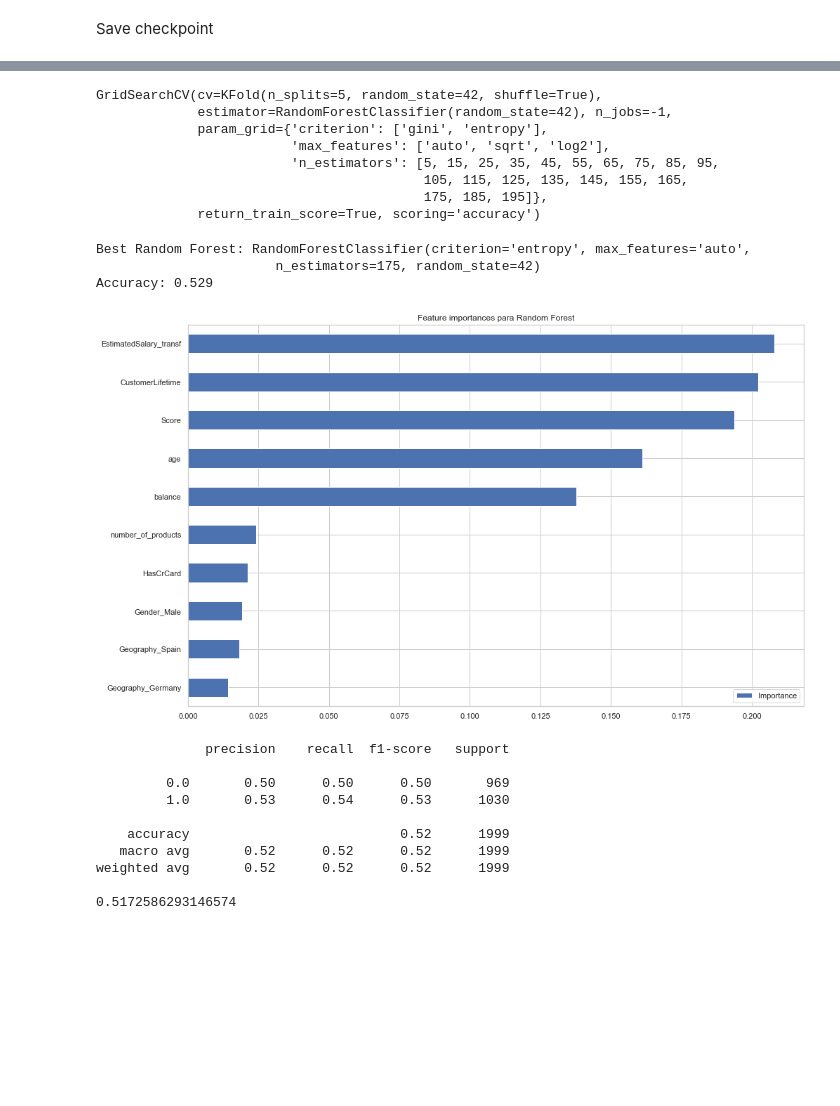
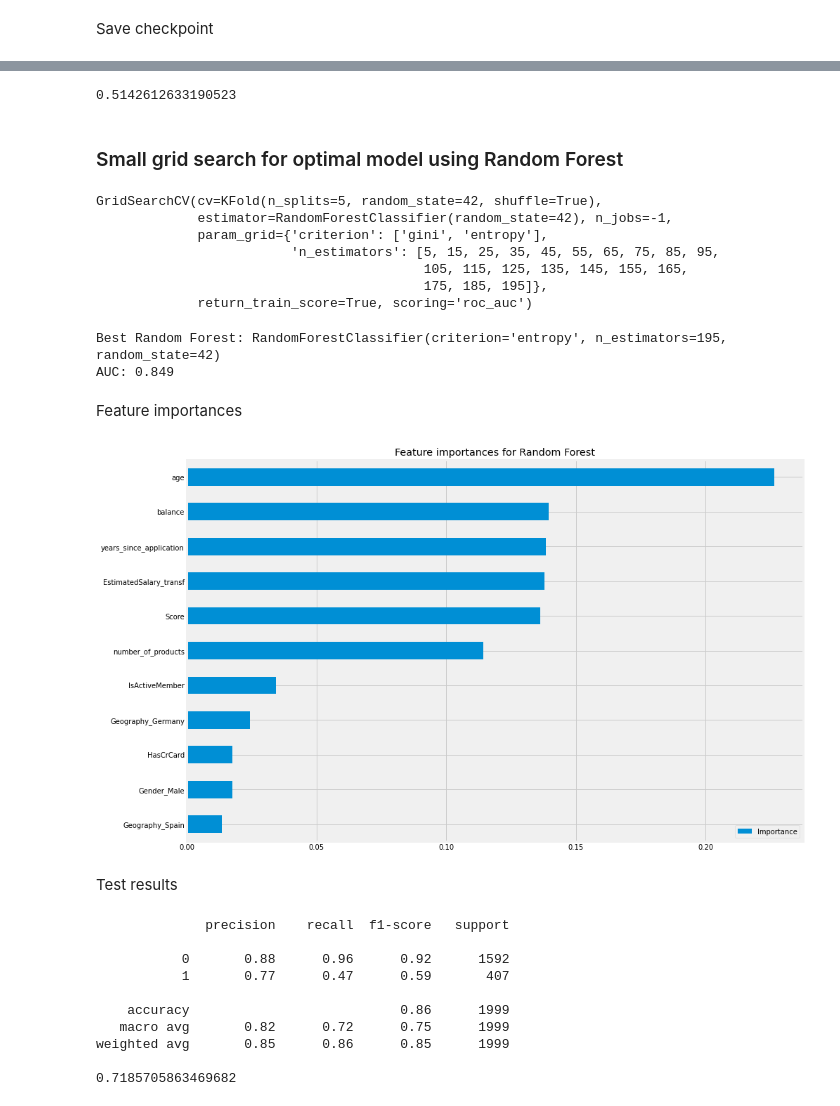
Before and after one commit to DenisTros/kin_analytics_trosman, a Jupyter notebook: notebooks/kin_analytics_trosman.ipynb, the cells around one changed output, grey strips where cells are left out. Saved outputs shown, nothing was run; the diff lists cells and outputs as text; code cells hidden in the pictures; blank space fills up the shorter version.

Commit message:
modelling

```diff
--- a/notebooks/kin_analytics_trosman.ipynb
+++ b/notebooks/kin_analytics_trosman.ipynb
@@ -672,11 +708,11 @@ Generate train and test datasets
 sss = StratifiedShuffleSplit(n_splits =1, test_size =0.2 , random_state =42)
 X_train , X_test , y_train , y_test = None , None , None , None
 
-for train_index , test_index in sss.split(df_clean.drop(columns =['IsActiveMember']) ,df_clean['IsActiveMember']):
+for train_index , test_index in sss.split(df_clean.drop(columns =['churn']) ,df_clean['churn']):
     train_df = df_clean.iloc[train_index]
     test_df = df_clean.iloc[test_index]
-    X_train , y_train = train_df.drop(columns =['IsActiveMember']) , train_df.IsActiveMember
-    X_test , y_test = test_df.drop(columns =['IsActiveMember']) , test_df.IsActiveMember
+    X_train , y_train = train_df.drop(columns =['churn']) , train_df.churn
+    X_test , y_test = test_df.drop(columns =['churn']) , test_df.churn
 # %%
 X_train.shape, X_test.shape
 # %% [output]
@@ -728,0 +773,4 @@ Given that the dataset is balanced, we can use Accuracy for our metric
+# %%
+lr_model = LogisticRegression(random_state=seed)
+# %%
+lr_model.fit(X_train,y_train)
@@ -729,7 +784,13 @@ Given that the dataset is balanced, we can use Accuracy for our metric
+# %%
+preds = lr_model.predict(X_test)
+roc_auc_score(y_test,preds)
+# %% [output]
+0.5142612633190523
+# %% [markdown]
+### Small grid search for optimal model using Random Forest
 # %%
 param_grid = {
     "n_estimators": [x for x in range(5,201,10)],
-    "max_features": ["auto","sqrt","log2"],
     "criterion":["gini","entropy"]
 }
 
@@ -737,7 +798,7 @@ kfold = KFold(n_splits=5,shuffle=True,random_state=seed)
 
 grid_search_rf = GridSearchCV(RandomForestClassifier(random_state = seed)
                             ,param_grid=param_grid
-                            ,scoring="accuracy"
+                            ,scoring="roc_auc"
                             ,cv=kfold
                             ,n_jobs=-1
                             ,verbose=0
@@ -748,36 +809,38 @@ grid_search_rf.fit(X_train, y_train)
 GridSearchCV(cv=KFold(n_splits=5, random_state=42, shuffle=True),
              estimator=RandomForestClassifier(random_state=42), n_jobs=-1,
              param_grid={'criterion': ['gini', 'entropy'],
-                         'max_features': ['auto', 'sqrt', 'log2'],
                          'n_estimators': [5, 15, 25, 35, 45, 55, 65, 75, 85, 95,
                                           105, 115, 125, 135, 145, 155, 165,
                                           175, 185, 195]},
-             return_train_score=True, scoring='accuracy')
+             return_train_score=True, scoring='roc_auc')
 # %%
 print(f'Best Random Forest: {grid_search_rf.best_estimator_}')
-print(f'Accuracy: {round(grid_search_rf.best_score_,3)}')
+print(f'AUC: {round(grid_search_rf.best_score_,3)}')
 # %% [output]
-Best Random Forest: RandomForestClassifier(criterion='entropy', max_features='auto',
-                       n_estimators=175, random_state=42)
-Accuracy: 0.529
+Best Random Forest: RandomForestClassifier(criterion='entropy', n_estimators=195, random_state=42)
+AUC: 0.849
+# %% [markdown]
+Feature importances
 # %%
 pd.DataFrame(grid_search_rf.best_estimator_.feature_importances_.tolist(), index=X_train.columns, columns=['Importance']).sort_values('Importance').plot.barh(figsize=(14,10))
-plt.title('Feature importances para Random Forest')
+plt.title('Feature importances for Random Forest')
 plt.show()
 # %% [output]
-[figure, old version]
+[figure, new version]
+# %% [markdown]
+Test results
 # %%
 preds = grid_search_rf.predict(X_test)
 print(classification_report(y_test,preds))
-print(accuracy_score(y_test,preds))
+print(roc_auc_score(y_test,preds))
 # %% [output]
               precision    recall  f1-score   support
 
-         0.0       0.50      0.50      0.50       969
-         1.0       0.53      0.54      0.53      1030
+           0       0.88      0.96      0.92      1592
+           1       0.77      0.47      0.59       407
 
-    accuracy                           0.52      1999
-   macro avg       0.52      0.52      0.52      1999
-weighted avg       0.52      0.52      0.52      1999
+    accuracy                           0.86      1999
+   macro avg       0.82      0.72      0.75      1999
+weighted avg       0.85      0.86      0.85      1999
 
-0.5172586293146574
+0.7185705863469682
```
Also changed, not shown: parts of 45 cells of this notebook.
